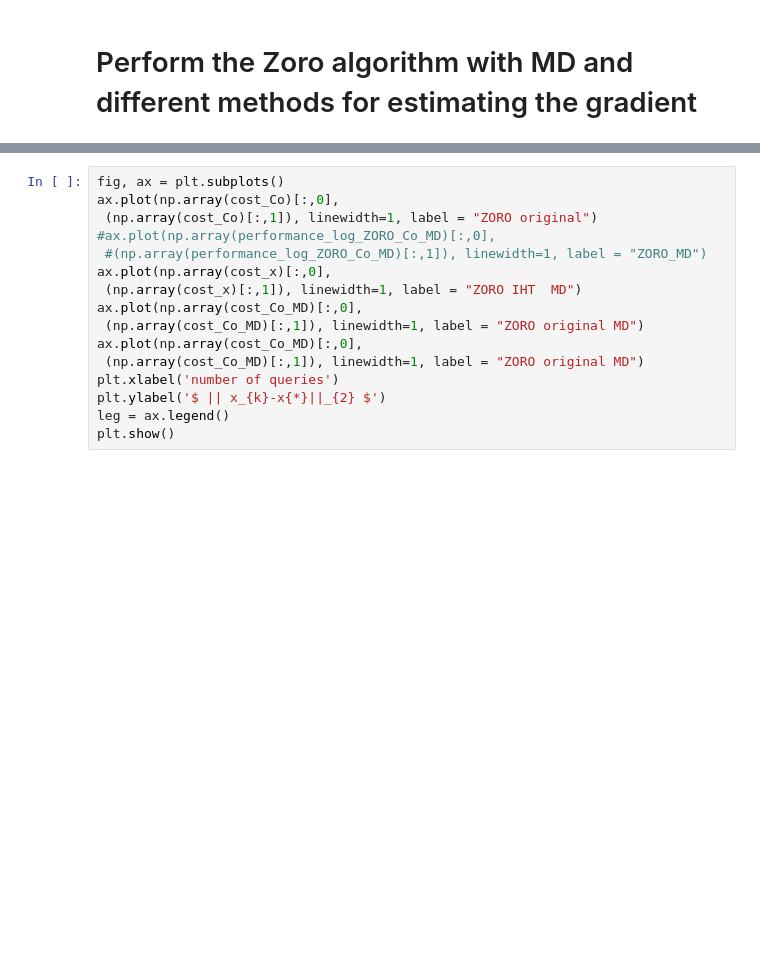
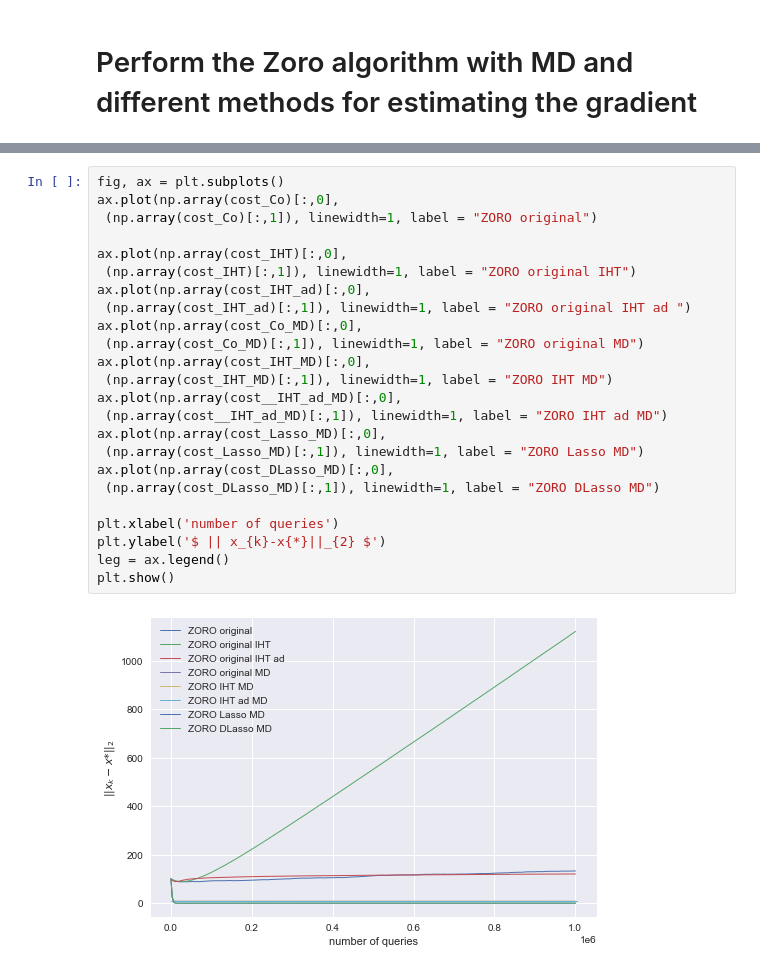
Before and after one commit to ilyeshammouda/Stage_2A_ENSAE, a Jupyter notebook: notebook/ZORO.ipynb, the cells around one changed output, grey strips where cells are left out. Drawn from its saved outputs; the diff is of its cells as text; blank space fills up the shorter version.

```diff
--- a/notebook/ZORO.ipynb
+++ b/notebook/ZORO.ipynb
@@ -113,16 +234,26 @@ plt.show()
 # %%
 fig, ax = plt.subplots()
 ax.plot(np.array(cost_Co)[:,0],
  (np.array(cost_Co)[:,1]), linewidth=1, label = "ZORO original")
-#ax.plot(np.array(performance_log_ZORO_Co_MD)[:,0],
- #(np.array(performance_log_ZORO_Co_MD)[:,1]), linewidth=1, label = "ZORO_MD")
-ax.plot(np.array(cost_x)[:,0],
- (np.array(cost_x)[:,1]), linewidth=1, label = "ZORO IHT  MD")
+
+ax.plot(np.array(cost_IHT)[:,0],
+ (np.array(cost_IHT)[:,1]), linewidth=1, label = "ZORO original IHT")
+ax.plot(np.array(cost_IHT_ad)[:,0],
+ (np.array(cost_IHT_ad)[:,1]), linewidth=1, label = "ZORO original IHT ad ")
 ax.plot(np.array(cost_Co_MD)[:,0],
  (np.array(cost_Co_MD)[:,1]), linewidth=1, label = "ZORO original MD")
-ax.plot(np.array(cost_Co_MD)[:,0],
- (np.array(cost_Co_MD)[:,1]), linewidth=1, label = "ZORO original MD")
+ax.plot(np.array(cost_IHT_MD)[:,0],
+ (np.array(cost_IHT_MD)[:,1]), linewidth=1, label = "ZORO IHT MD")
+ax.plot(np.array(cost__IHT_ad_MD)[:,0],
+ (np.array(cost__IHT_ad_MD)[:,1]), linewidth=1, label = "ZORO IHT ad MD")
+ax.plot(np.array(cost_Lasso_MD)[:,0],
+ (np.array(cost_Lasso_MD)[:,1]), linewidth=1, label = "ZORO Lasso MD")
+ax.plot(np.array(cost_DLasso_MD)[:,0],
+ (np.array(cost_DLasso_MD)[:,1]), linewidth=1, label = "ZORO DLasso MD")
+
 plt.xlabel('number of queries')
 plt.ylabel('$ || x_{k}-x{*}||_{2} $')
 leg = ax.legend()
 plt.show()
+# %% [output]
+[figure, added]
```
Also changed, not shown: parts of 10 cells of this notebook, 1 other file.
